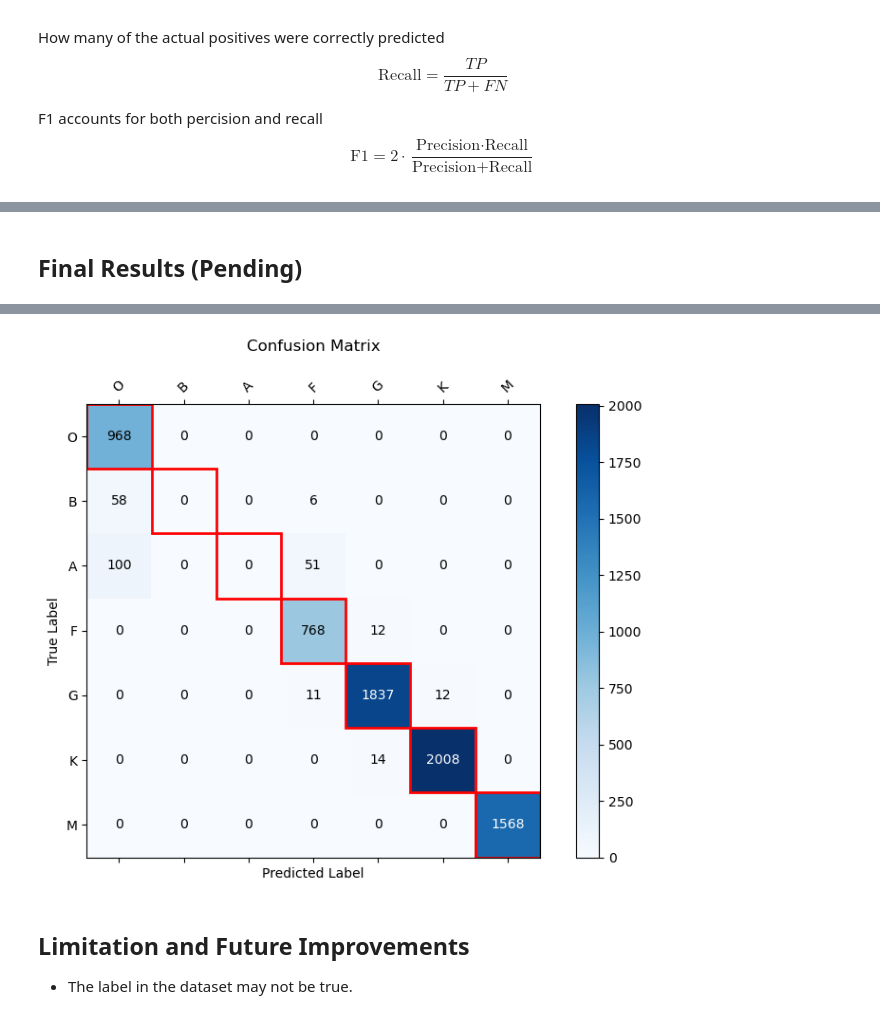
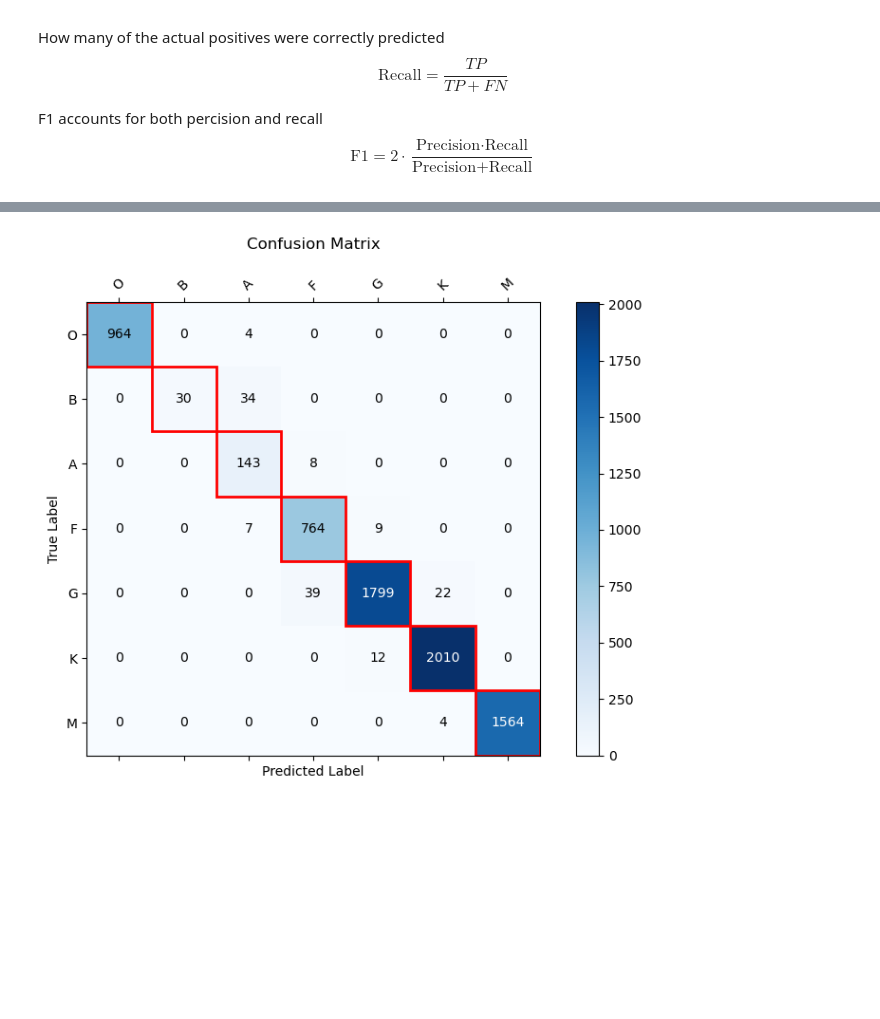
Before and after one commit to yanbopanastro/UM-Astro-416-final-project, a Jupyter notebook: Final_project.ipynb, the cells around one changed output, grey strips where cells are left out. Cells and saved outputs as stored; diff of their text form; code cells hidden in the pictures; blank space fills up the shorter version.

```diff
--- a/Final_project.ipynb
+++ b/Final_project.ipynb
@@ -347,19 +369,34 @@ plot_confusion_matrix(model, Xst_test, y_test, le, ordered_labels, title='Confus
 # %%
 # Fill in the code from the textbook
-##### Add more hyperparameter tuning
 def build_model(hp):
     model = keras.Sequential()
+
+    # Add hidden layers with variable units and dropout
     for i in range(hp.Int('num_layers', 2, 4)):
-        model.add(layers.Dense(units = hp.Int('units_' + str(i),
-        min_value = 16, max_value = 64, step = 16), activation = 'relu'))
-    model.add(Dense(y_train.shape[1], activation = 'softmax'))
-    model.compile(optimizer = tf.keras.optimizers.Adam(hp.Choice('learning_rate', [1e-2, 1e-3, 1e-4])), loss = 'mse')
+        model.add(layers.Dense(
+            units=hp.Int('units_' + str(i), min_value=16, max_value=64, step=16),
+            activation='relu'
+        ))
+        model.add(layers.Dropout(
+            rate=hp.Float('dropout_' + str(i), min_value=0.0, max_value=0.6, step=0.2)
+        ))
+
+    # Output layer
+    model.add(Dense(y_train.shape[1], activation='softmax'))
+
+    # Optimizer with tunable learning rate
+    optimizer = tf.keras.optimizers.Adam(
+        hp.Choice('learning_rate', [1e-2, 1e-3, 1e-4])
+    )
+
+    model.compile(optimizer=optimizer, loss='mse')
+
     return model
 # %%
 tf.keras.backend.clear_session() # clear the session to avoid clutter from old models
 
 # Set up the tuner variable (see book) and provide comments to describe what is happening
-tuner = RandomSearch(build_model, objective='val_loss', max_trials = 3, executions_per_trial = 3, project_name = 'SpectralClass')
+tuner = RandomSearch(build_model, objective='val_loss', max_trials = 40, executions_per_trial = 3, project_name = 'SpectralClass_1')
 # build_model: provide a series of model (parameters) to tune/choose
 # objective: specifies the direction of the optimization and what loss function to use on which dataset.
 # max_trials: the totoal number of trials to test at most for the random search
@@ -492,8 +541,8 @@ F1 accounts for both percision and recall
 $$\text{F1} = 2 \cdot \frac{\text{Precision} \cdot \text{Recall}}{\text{Precision} + \text{Recall}}$$
 # %%
 # CV Setup
-k = 20
-skf = StratifiedKFold(n_splits=k, shuffle=True, random_state=416)
+k = 5
+skf = StratifiedKFold(n_splits=k, shuffle=True, random_state=406)
 
 # Store metrics
 accs, precs, recalls, f1s = [], [], [], []
@@ -511,12 +560,16 @@ for train_index, val_index in skf.split(X, y):
     Xst_val = scaler.transform(Xval)
 
     # Build and train model
-    model = tuner.hypermodel.build(best_hps)
-    model.build(input_shape=(None,Xst_train.shape[1]))
-    model.fit(Xst_train, ytrain, epochs=20, batch_size=300, verbose=0)
+#     model = tuner.hypermodel.build(best_hps)
+#     model.build(input_shape=(None,Xst_train.shape[1]))
+#     model.fit(Xst_train, ytrain, epochs=20, batch_size=300, verbose=0)
+
+    bestmodel = tuner.hypermodel.build(best_hps)
+    bestmodel.build(input_shape=(None, Xst_train.shape[1]))
+    bestmodel.fit(Xst_train, ytrain, epochs=20, batch_size=300, verbose=0)
 
     # Predict
-    yval_pred_probs = model.predict(Xst_val)
+    yval_pred_probs = bestmodel.predict(Xst_val)
     yval_pred = yval_pred_probs.argmax(axis=1)
     yval_true = yval.argmax(axis=1)
 
@@ -552,6 +597,4 @@ F1-score: 0.959 ± 0.014
-# %% [markdown]
-## Final Results (Pending)
 # %%
 ordered_labels = ['O', 'B', 'A', 'F', 'G', 'K', 'M']
-plot_confusion_matrix(model, Xst_test, y_test, le, ordered_labels)
+plot_confusion_matrix(bestmodel, Xst_test, y_test, le, ordered_labels)
 # %% [output]
@@ -559,6 +602,3 @@ plot_confusion_matrix(model, Xst_test, y_test, le, ordered_labels)
-[figure, old version]
+[figure, new version]
-# %% [markdown]
-## Limitation and Future Improvements
-- The label in the dataset may not be true.
 # %% [markdown]
 ## Reflection
```
Also changed, not shown: parts of 37 cells of this notebook.
